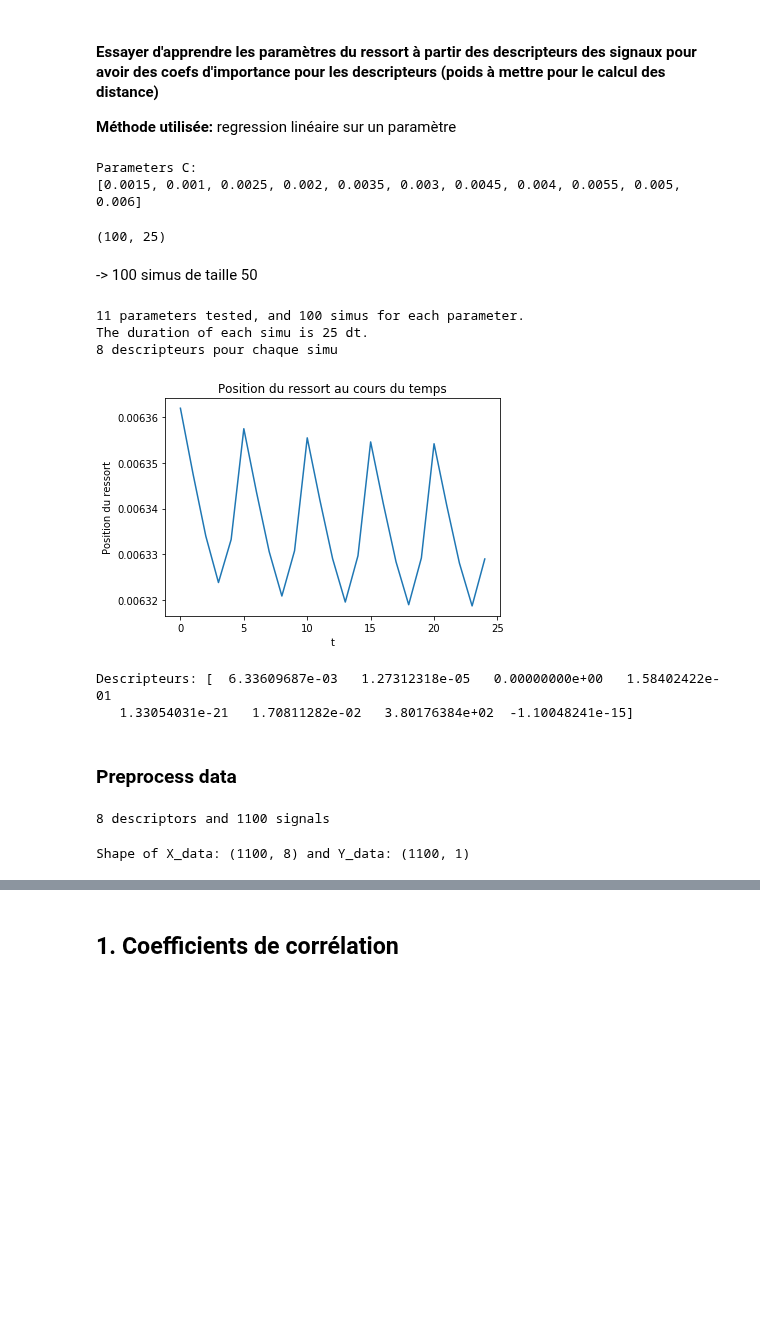
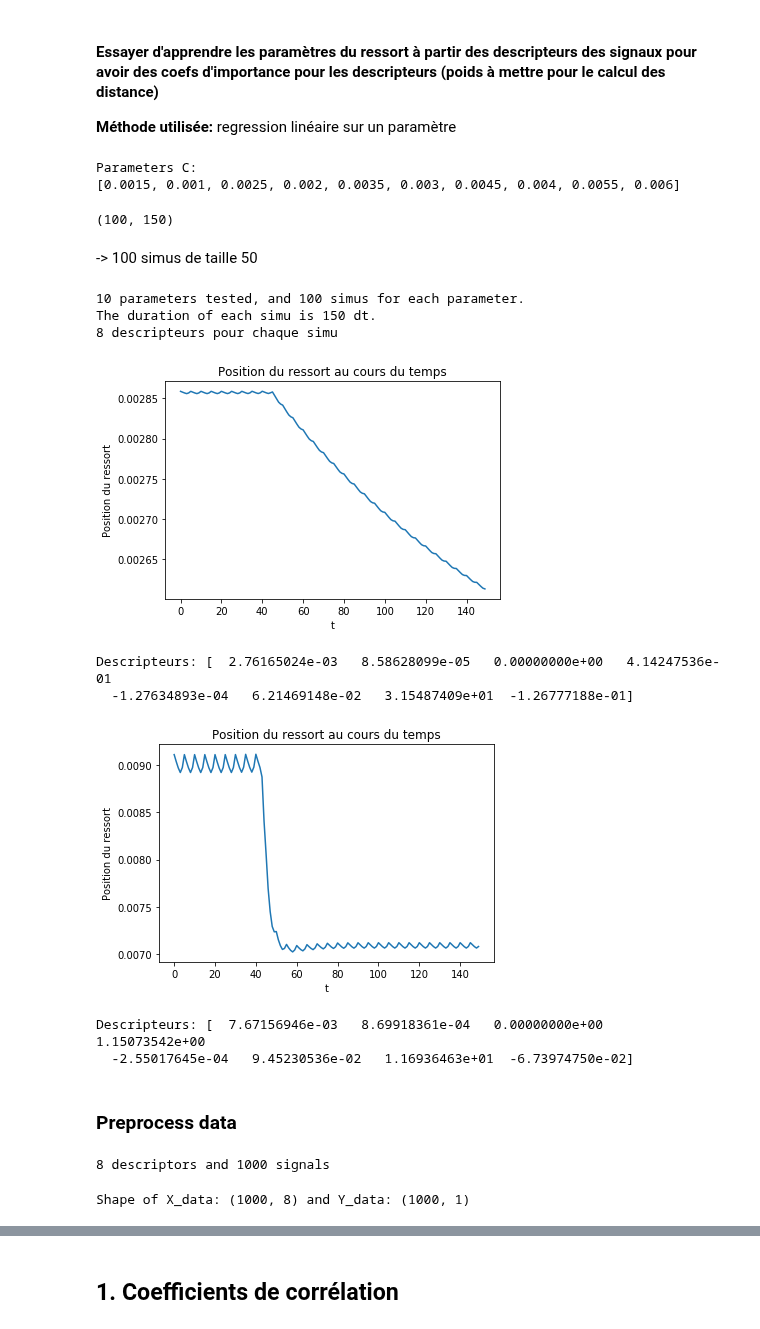
Before and after one commit to ELOISESOULIER/acterrea, a Jupyter notebook: find_weights_model_lung.ipynb, the cells around one changed output, grey strips where cells are left out. Cells and saved outputs as stored; diff of their text form; code cells hidden in the pictures; blank space fills up the shorter version.

```diff
--- a/find_weights_model_lung.ipynb
+++ b/find_weights_model_lung.ipynb
@@ -18,7 +18,7 @@ import descriptor
 names_desc = ['mean', 'std', 'fr_max', 'ampl_max', 'spectral centroid',
               'spectral width', 'spectral platitude', 'spectral asymetry']
 # %%
-dir_to_load = "data/lung_C"
+dir_to_load = "data/lung_C_long"
 # %%
 files_to_load = os.listdir(dir_to_load)
 all_simus = []
@@ -30,7 +30,7 @@ for file in files_to_load:
     data_np = np.array(data_df).T
 
     # Cut data
-    data_np = data_np[:, 25:]
+    data_np = data_np[:, 50:]
 
     all_simus.append({
         'C': float(file[8:-4]),
@@ -41,11 +41,11 @@ print("Parameters C:")
 print([x['C'] for x in all_simus])
 # %% [output]
 Parameters C:
-[0.0015, 0.001, 0.0025, 0.002, 0.0035, 0.003, 0.0045, 0.004, 0.0055, 0.005, 0.006]
+[0.0015, 0.001, 0.0025, 0.002, 0.0035, 0.003, 0.0045, 0.004, 0.0055, 0.006]
 # %%
 all_simus[0]['simu'].shape
 # %% [output]
-(100, 25)
+(100, 150)
 # %% [markdown]
 -> 100 simus de taille 50
 # %%
@@ -55,19 +55,27 @@ print("The duration of each simu is {} dt.".format(all_simus[0]['simu'].shape[1]
 
 print("{} descripteurs pour chaque simu".format(len(descriptor.compute_descriptor([1, 2]))))
 # %% [output]
-11 parameters tested, and 100 simus for each parameter.
-The duration of each simu is 25 dt.
+10 parameters tested, and 100 simus for each parameter.
+The duration of each simu is 150 dt.
 8 descripteurs pour chaque simu
 # %%
-i = 6
-V = all_simus[4]['simu'][i, :]
+i = 1
+V = all_simus[0]['simu'][1, :]
 simu_ressort.plot_ressort(V)
 desc = descriptor.compute_descriptor(V)
 print("Descripteurs:", desc)
+
+V = all_simus[9]['simu'][0, :]
+simu_ressort.plot_ressort(V)
+desc = descriptor.compute_descriptor(V)
+print("Descripteurs:", desc)
 # %% [output]
-[figure, old version]
+[figure, new version]
-Descripteurs: [  6.33609687e-03   1.27312318e-05   0.00000000e+00   1.58402422e-01
-   1.33054031e-21   1.70811282e-02   3.80176384e+02  -1.10048241e-15]
+Descripteurs: [  2.76165024e-03   8.58628099e-05   0.00000000e+00   4.14247536e-01
+  -1.27634893e-04   6.21469148e-02   3.15487409e+01  -1.26777188e-01]
+[figure, added]
+Descripteurs: [  7.67156946e-03   8.69918361e-04   0.00000000e+00   1.15073542e+00
+  -2.55017645e-04   9.45230536e-02   1.16936463e+01  -6.73974750e-02]
 # %% [markdown]
 ### Preprocess data
 # %%
@@ -75,7 +83,7 @@ nb_desc = len(descriptor.compute_descriptor([0]))
 nb_simus = len(all_simus) * len(all_simus[0]['simu'])
 print("{} descriptors and {} signals".format(nb_desc, nb_simus))
 # %% [output]
-8 descriptors and 1100 signals
+8 descriptors and 1000 signals
 # %%
 def preprocess_simu_to_numpy(all_simus, param='F'):
 
@@ -110,7 +118,7 @@ print("Shape of X_data: {} and Y_data: {}".format(np.shape(X_data), np.shape(Y_d
 
 X_train, X_test, Y_train, Y_test = separate_test_train(X_data, Y_data, pct_train=0.8)
 # %% [output]
-Shape of X_data: (1100, 8) and Y_data: (1100, 1)
+Shape of X_data: (1000, 8) and Y_data: (1000, 1)
 # %%
 Y_data
 # %% [output]
```
Also changed, not shown: parts of 13 cells of this notebook, 2 other files.
